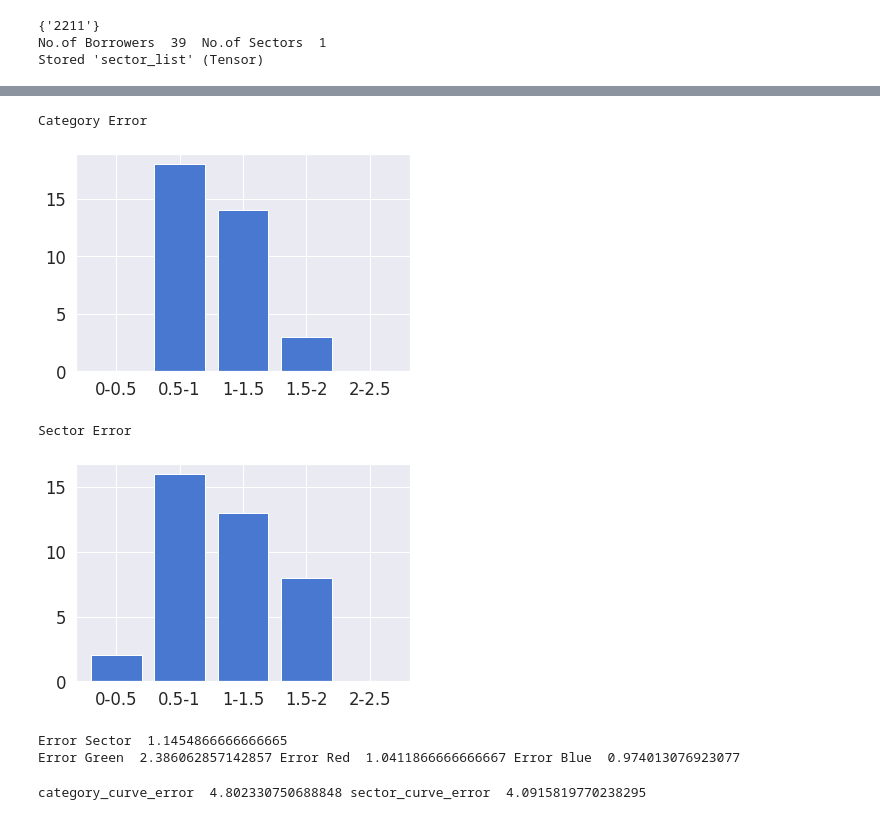
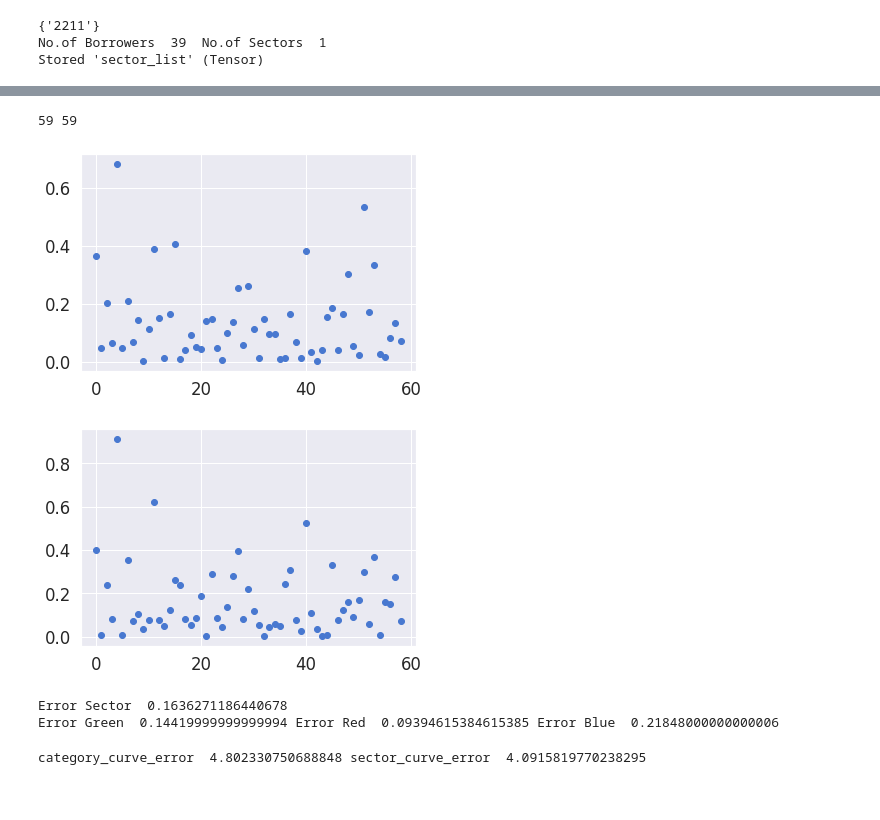
Before and after one commit to SaiChaitanya-ON/Personalized-Sector-with-Knowledge-Graph, a Jupyter notebook: notebooks/Revenue_Growth_Revenue_Graph.ipynb, the cells around one changed output, grey strips where cells are left out. Drawn from its saved outputs; the diff is of its cells as text; code cells hidden in the pictures.

```diff
--- a/notebooks/Revenue_Growth_Revenue_Graph.ipynb
+++ b/notebooks/Revenue_Growth_Revenue_Graph.ipynb
@@ -813,14 +720,15 @@ def Get_Category_GR_Avg(ID_Green,ID_Red,ID_Blue,Scenario_Data_Dict_Demo):
     sector_gr_avg = np.zeros(11)
     n = 0
     for i in Scenario_Data_Dict_Demo.items():
-        if n > 1:
-            ID,data = i
-            sector_gr_avg += np.array(data['GR'])
+        ID,data = i
+        sector_gr_avg += np.array(data['GR'])
         n += 1
 
     sector_avg_gr = np.round((sector_gr_avg/len(Scenario_Data_Dict_Demo.items())),3)
 
-    m = p = q = r = 0
+    m = 0
+    p = 0
+    r = 0
 
     for i in Scenario_Data_Dict_Demo.items():
         ID,data = i
@@ -834,10 +742,12 @@ def Get_Category_GR_Avg(ID_Green,ID_Red,ID_Blue,Scenario_Data_Dict_Demo):
             Red += np.array(data['GR'])
             r += 1
 
+    print("red ",r," green ",m," blue ",p)
+
 
     return (np.round_(Green/m,4)), (np.round_(Blue/p,4)), (np.round_(Red/r,4)),sector_avg_gr
 
-Green_Rev,Blue_Rev,Red_Rev,sector_avg_gr = Get_Category_GR_Avg(ID_Green,ID_Red,ID_Blue,Scenario_Data_Dict)
+Green_Rev,Blue_Rev,Red_Rev,sector_avg_gr = Get_Category_GR_Avg(ID_Green,ID_Red,ID_Blue,Five_Year_Data_Set_N)
 
 Category_GR_Data_Dict = {'Sector' : Scenario_Data_Dict['Scenario'],
                      'Sector_GR' : sector_avg_gr,
@@ -1018,8 +917,10 @@ category_curve_error  1.2378 sector_curve_error  1.1455
 # %%
 def Analyse_Error_Dict(Dict):
 
-    Bar_Dict = {"0-0.5" : 0,"0.5-1" : 0, "1-1.5" : 0, "1.5-2" : 0, "2-2.5" : 0}
-    S_Bar_Dict = {"0-0.5" : 0,"0.5-1" : 0, "1-1.5" : 0, "1.5-2" : 0, "2-2.5" : 0}
+
+    C = []
+    S = []
+
     r = 0
     g = 0
     b = 0
@@ -1030,67 +931,54 @@ def Analyse_Error_Dict(Dict):
     for i in Dict.items():
         ID,data = i
 
-        if 0 < sum(data['category_error'])/len(data['category_error']) < 0.5:
-            Bar_Dict["0-0.5"] += 1
-        elif 0.5 < sum(data['category_error'])/len(data['category_error']) < 1:
-            Bar_Dict["0.5-1"] += 1
-        elif 1 < sum(data['category_error'])/len(data['category_error']) < 1.5:
-            Bar_Dict["1-1.5"] += 1
-        elif 1.5 < sum(data['category_error'])/len(data['category_error']) < 2:
-            Bar_Dict["1.5-2"] += 1
-        elif 2 < sum(data['category_error'])/len(data['category_error']) < 2.5:
-            Bar_Dict["1.5-2"] += 1
+        C.append(sum(data['category_error'])/len(data['category_error']))
 
+        S.append(sum(data['sector_error'])/len(data['sector_error']))
 
-        if 0 < sum(data['sector_error'])/len(data['sector_error']) < 0.5:
-            S_Bar_Dict["0-0.5"] += 1
-        elif 0.5 < sum(data['sector_error'])/len(data['sector_error']) < 1:
-            S_Bar_Dict["0.5-1"] += 1
-        elif 1 < sum(data['sector_error'])/len(data['sector_error']) < 1.5:
-            S_Bar_Dict["1-1.5"] += 1
-        elif 1.5 < sum(data['sector_error'])/len(data['sector_error']) < 2:
-            S_Bar_Dict["1.5-2"] += 1
-        elif 2 < sum(data['sector_error'])/len(data['sector_error']) < 2.5:
-            S_Bar_Dict["1.5-2"] += 1
 
 
         if data['Category'] == 'Green':
             error_green += sum(data['category_error'])/len(data['category_error'])
             g += 1
         elif data['Category'] == 'Red':
             error_red += sum(data['category_error'])/len(data['category_error'])
             r += 1
         elif data['Category'] == 'Blue':
             error_blue += sum(data['category_error'])/len(data['category_error'])
             b += 1
 
 
 
         error_s += sum(data['sector_error'])/len(data['sector_error'])
 
+#     C.sort()
+#     S.sort()
+    print(len(C),len(S))
+
+    fit_c = stats.norm.pdf(C, np.mean(C), np.std(C))
+    fit_s = stats.norm.pdf(S, np.mean(S), np.std(S))
+
+    plt.scatter(np.arange(len(C)),C)
+    plt.show()
+    plt.scatter(np.arange(len(S)),S)
+    plt.show()
 
     error_green = error_green/g
     error_red = error_red/r
     error_blue = error_blue/b
 
     error_s = error_s/len(Dict.items())
-    print("Category Error")
-    plt.bar(Bar_Dict.keys(),Bar_Dict.values())
-    plt.show()
-    print("Sector Error")
-    plt.bar(S_Bar_Dict.keys(),S_Bar_Dict.values())
-    plt.show()
+
 
     print("Error Sector ",error_s)
     print("Error Green ",error_green, "Error Red ",error_red,"Error Blue ", error_blue)
 
 
 
 Analyse_Error_Dict(Error_Dict)
 # %% [output]
-Category Error
+59 59
-[figure, old version]
+[figure, new version]
+[figure, new version]
-Sector Error
+Error Sector  0.1636271186440678
+Error Green  0.14419999999999994 Error Red  0.09394615384615385 Error Blue  0.21848000000000006
-[figure, old version]
-Error Sector  1.1454866666666665
-Error Green  2.386062857142857 Error Red  1.0411866666666667 Error Blue  0.974013076923077
```
Also changed, not shown: parts of 17 cells of this notebook.
